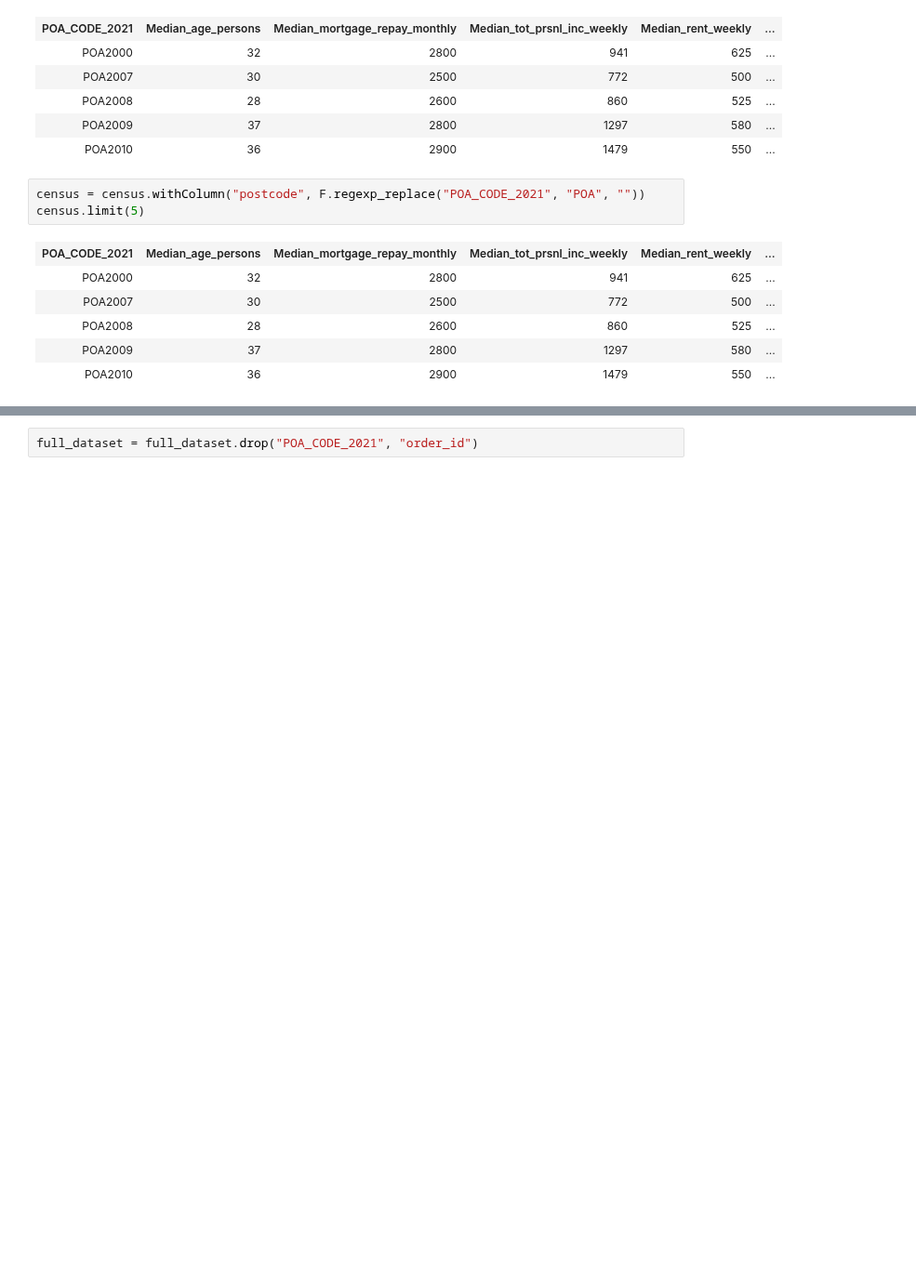
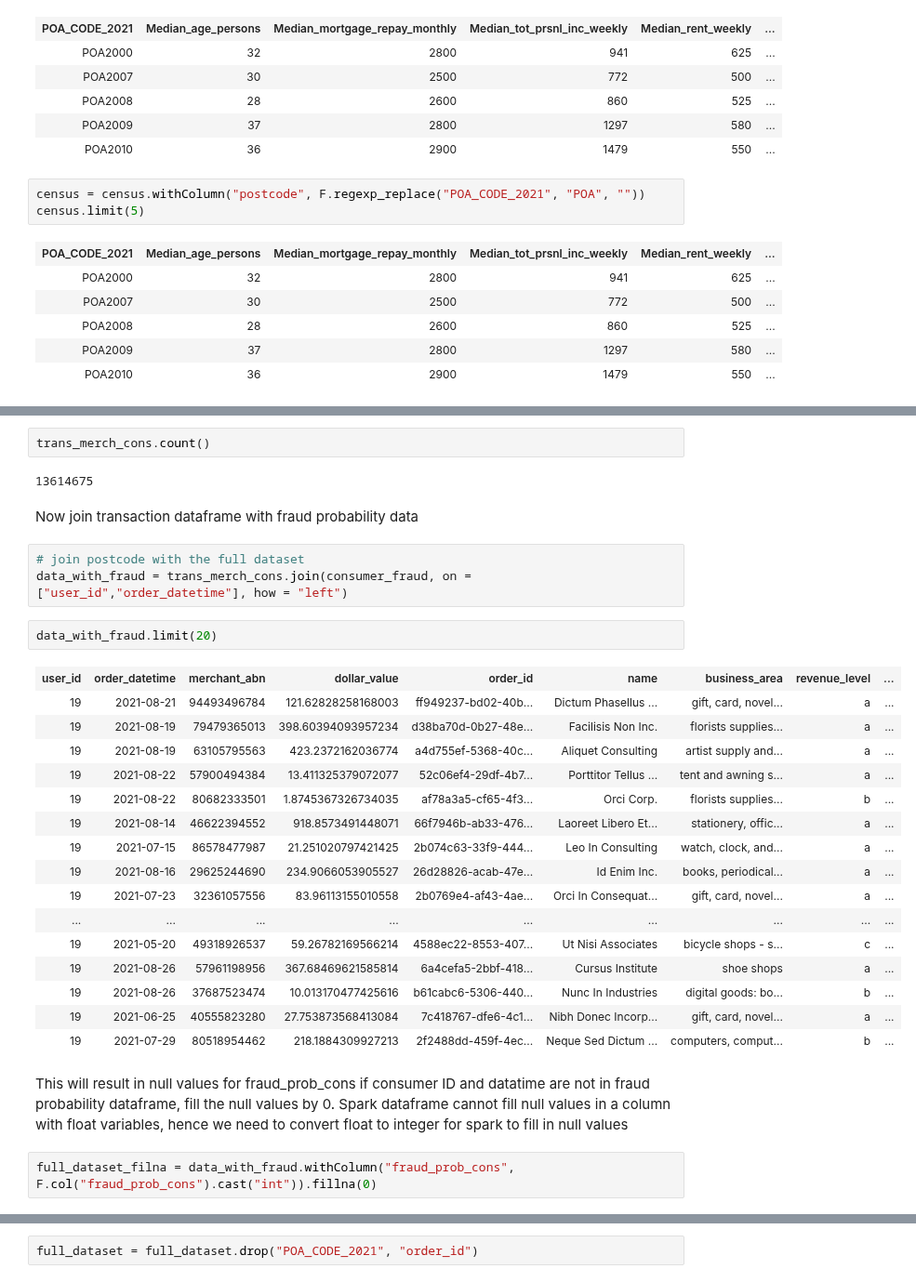
Before and after one commit to MAST30034-Applied-Data-Science/generic-buy-now-pay-later-project-group-45, a Jupyter notebook: notebooks/preprocessing1.ipynb, the cells around one changed output, grey strips where cells are left out. Shown at 93% size. Cells and saved outputs as stored; diff of their text form; blank space fills up the shorter version.

```diff
--- a/notebooks/preprocessing1.ipynb
+++ b/notebooks/preprocessing1.ipynb
@@ -478,0 +441,32 @@ full_dataset.count()
+# %%
+trans_merch_cons.count()
+# %% [output]
+13614675
+# %% [markdown]
+Now join transaction dataframe with fraud probability data
+# %%
+# join postcode with the full dataset
+data_with_fraud = trans_merch_cons.join(consumer_fraud, on = ["user_id","order_datetime"], how = "left")
+# %%
+data_with_fraud.limit(20)
+# %% [output]
+| user_id | order_datetime | merchant_abn | dollar_value | order_id | name | business_area | revenue_level | ... |
+| 19 | 2021-08-21 | 94493496784 | 121.62828258168003 | ff949237-bd02-40b... | Dictum Phasellus ... | gift, card, novel... | a | ... |
+| 19 | 2021-08-19 | 79479365013 | 398.60394093957234 | d38ba70d-0b27-48e... | Facilisis Non Inc. | florists supplies... | a | ... |
+| 19 | 2021-08-19 | 63105795563 | 423.2372162036774 | a4d755ef-5368-40c... | Aliquet Consulting | artist supply and... | a | ... |
+| 19 | 2021-08-22 | 57900494384 | 13.411325379072077 | 52c06ef4-29df-4b7... | Porttitor Tellus ... | tent and awning s... | a | ... |
+| 19 | 2021-08-22 | 80682333501 | 1.8745367326734035 | af78a3a5-cf65-4f3... | Orci Corp. | florists supplies... | b | ... |
+| 19 | 2021-08-14 | 46622394552 | 918.8573491448071 | 66f7946b-ab33-476... | Laoreet Libero Et... | stationery, offic... | a | ... |
+| 19 | 2021-07-15 | 86578477987 | 21.251020797421425 | 2b074c63-33f9-444... | Leo In Consulting | watch, clock, and... | a | ... |
+| 19 | 2021-08-16 | 29625244690 | 234.9066053905527 | 26d28826-acab-47e... | Id Enim Inc. | books, periodical... | a | ... |
+| 19 | 2021-07-23 | 32361057556 | 83.96113155010558 | 2b0769e4-af43-4ae... | Orci In Consequat... | gift, card, novel... | a | ... |
+| ... | ... | ... | ... | ... | ... | ... | ... | ... |
+| 19 | 2021-05-20 | 49318926537 | 59.26782169566214 | 4588ec22-8553-407... | Ut Nisi Associates | bicycle shops - s... | c | ... |
+| 19 | 2021-08-26 | 57961198956 | 367.68469621585814 | 6a4cefa5-2bbf-418... | Cursus Institute | shoe shops | a | ... |
+| 19 | 2021-08-26 | 37687523474 | 10.013170477425616 | b61cabc6-5306-440... | Nunc In Industries | digital goods: bo... | b | ... |
+| 19 | 2021-06-25 | 40555823280 | 27.753873568413084 | 7c418767-dfe6-4c1... | Nibh Donec Incorp... | gift, card, novel... | a | ... |
+| 19 | 2021-07-29 | 80518954462 | 218.1884309927213 | 2f2488dd-459f-4ec... | Neque Sed Dictum ... | computers, comput... | b | ... |
+# %% [markdown]
+This will result in null values for fraud_prob_cons if consumer ID and datatime are not in fraud probability dataframe, fill the null values by 0. Spark dataframe cannot fill null values in a column with float variables, hence we need to convert float to integer for spark to fill in null values
+# %%
+full_dataset_filna = data_with_fraud.withColumn("fraud_prob_cons", F.col("fraud_prob_cons").cast("int")).fillna(0)
```
Also changed, not shown: parts of 61 cells of this notebook.
